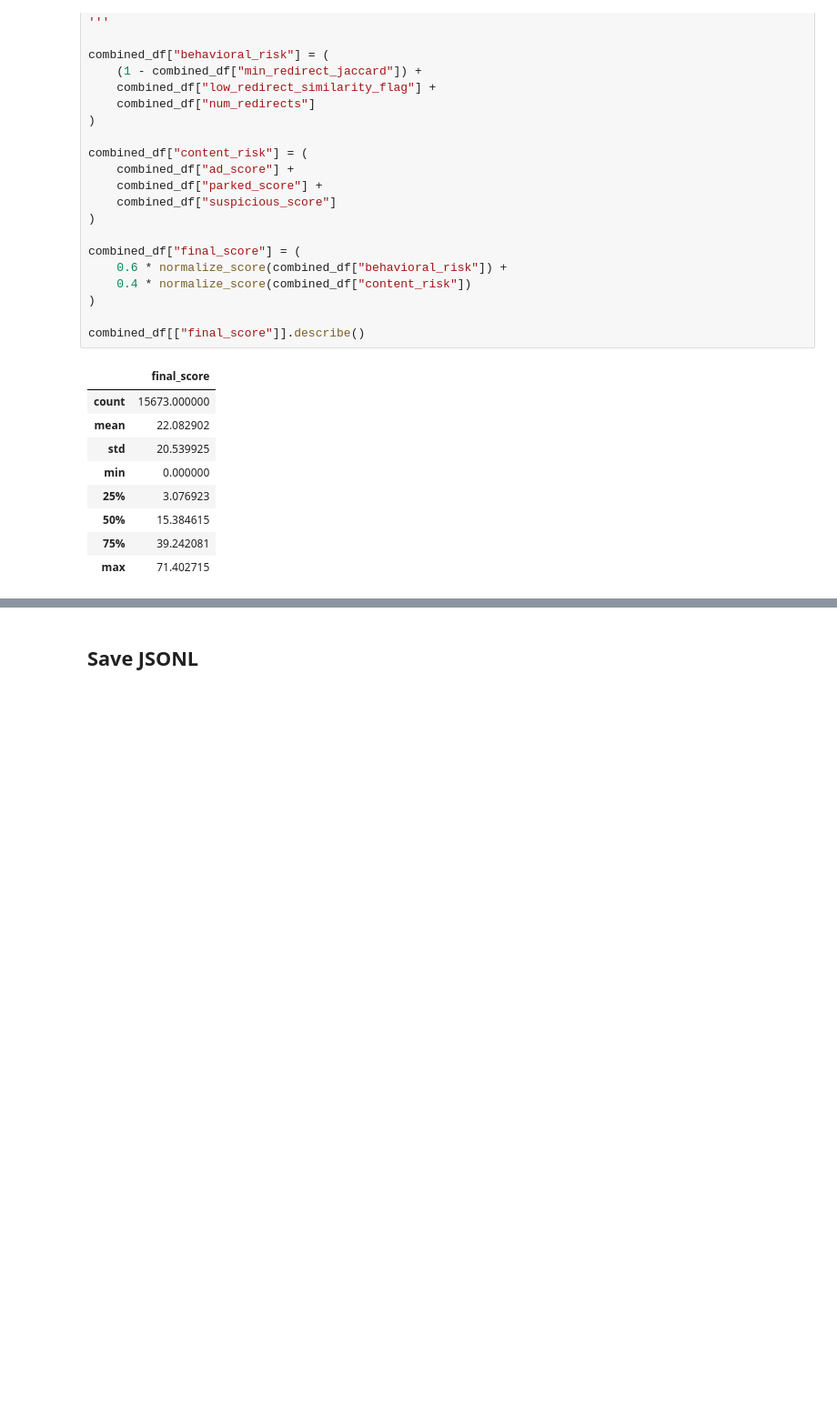
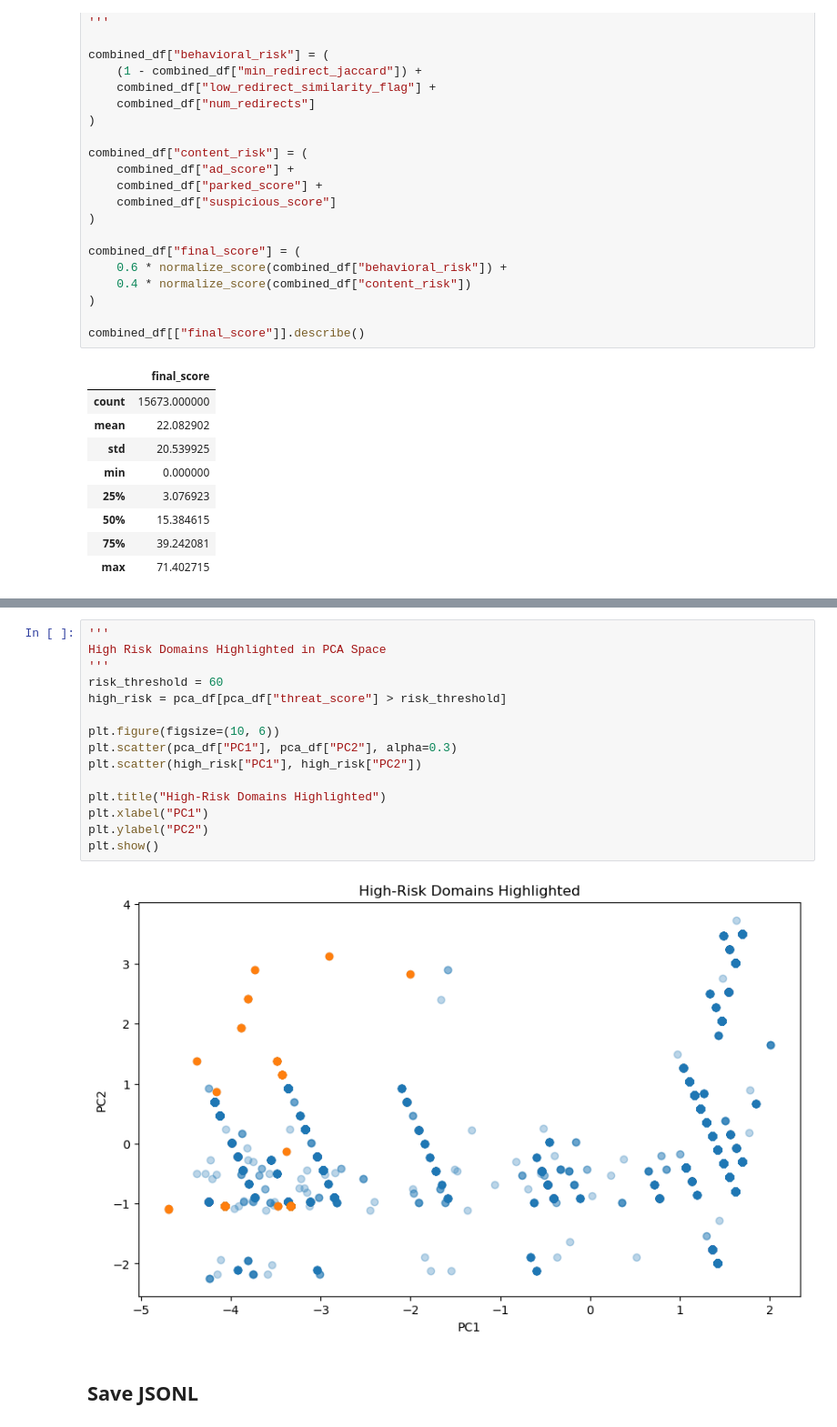
Before and after one commit to YouKnowJoey/sketchy-parking-lot, a Jupyter notebook: notebooks/wrangling_analysis.ipynb, the cells around one changed output, grey strips where cells are left out. Shown at 91% size. Drawn from its saved outputs; the diff is of its cells as text; blank space fills up the shorter version.

```diff
--- a/notebooks/wrangling_analysis.ipynb
+++ b/notebooks/wrangling_analysis.ipynb
@@ -787,3 +839,20 @@ Index(['url', 'service', 'hops', 'redirectChain', 'finalUrl', 'title',
+# %%
+'''
+High Risk Domains Highlighted in PCA Space
+'''
+risk_threshold = 60
+high_risk = pca_df[pca_df["threat_score"] > risk_threshold]
+
+plt.figure(figsize=(10, 6))
+plt.scatter(pca_df["PC1"], pca_df["PC2"], alpha=0.3)
+plt.scatter(high_risk["PC1"], high_risk["PC2"])
+
+plt.title("High-Risk Domains Highlighted")
+plt.xlabel("PC1")
+plt.ylabel("PC2")
+plt.show()
+# %% [output]
+[figure, added]
 # %% [markdown]
 ## Save JSONL
 # %%
```
Also changed, not shown: parts of 7 cells of this notebook.
